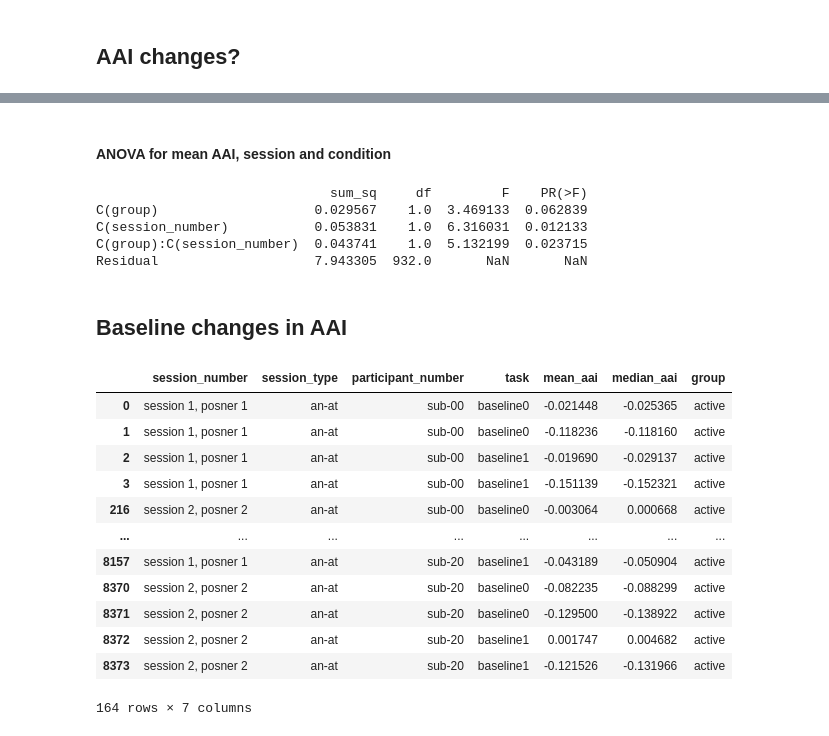
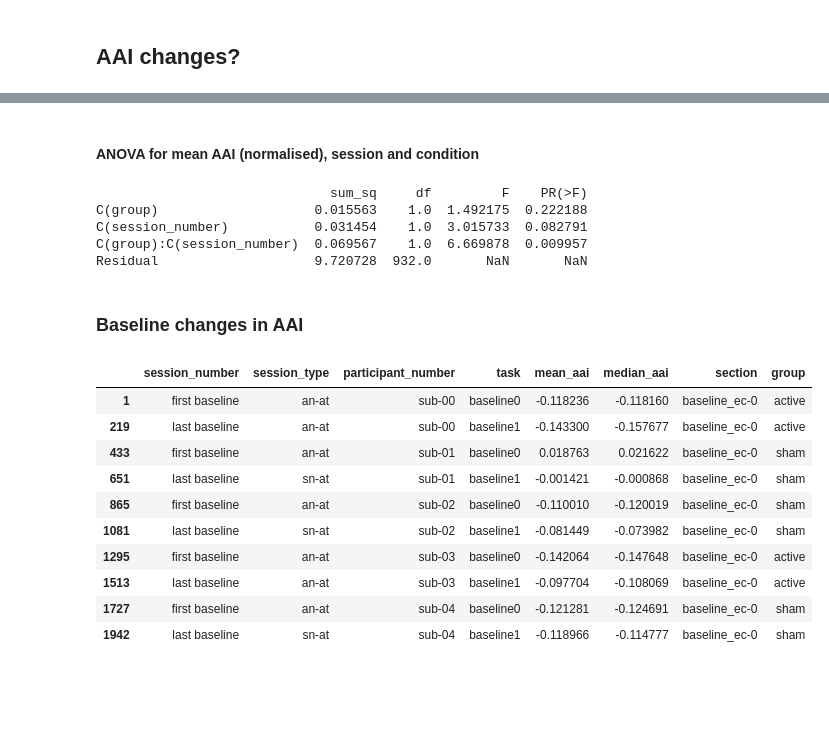
Before and after one commit to locua/joint-analysis, a Jupyter notebook: analysis.ipynb, the cells around one changed output, grey strips where cells are left out. Drawn from its saved outputs; the diff is of its cells as text; code cells hidden in the pictures; blank space fills up the shorter version.

```diff
--- a/analysis.ipynb
+++ b/analysis.ipynb
@@ -18,0 +25,14 @@ Index(['Unnamed: 0', 'section', 'task_section', 'task', 'trial_id', 'cue_dir',
+# %%
+temp_df = df[(df['task'] == 'baseline0') & (df['section'] == 'baseline_ec-0')].copy()
+temp_df.set_index(['participant_number', 'session_number'], inplace=True)
+
+# Apply the subtraction operation to the rows in the original DataFrame where 'task_section' is either 'pos' or 'nfb'
+def subtract_baseline(row):
+    if row['task_section'] in ['pos', 'nfb']:
+        return row['mean_aai'] - temp_df.loc[(row['participant_number'], row['session_number']), 'mean_aai']
+    else:
+        return np.nan
+
+df['norm_mean_aai'] = df.apply(subtract_baseline, axis=1)
+
+df.head()
@@ -181,10 +204,10 @@ plt.show()
 # %% [markdown]
-#### ANOVA for mean AAI, session and condition
+#### ANOVA for mean AAI (normalised), session and condition
 # %%
 # Define model
 # 'C()' indicates that we want to treat the variables as categorical
 # pd.set_option('display.float_format', '{:.3f}'.format)
-model = ols('mean_aai ~ C(group) + C(session_number) + C(group):C(session_number)', data=df_roi).fit()
+model = ols('norm_mean_aai ~ C(group) + C(session_number) + C(group):C(session_number)', data=df_roi).fit()
 
 # Create anova table with stats
 anova_table = sm.stats.anova_lm(model, typ=2)
@@ -192,62 +215,61 @@ print(anova_table)
 # pd.reset_option('display.float_format')
 # %% [output]
                               sum_sq     df         F    PR(>F)
-C(group)                    0.029567    1.0  3.469133  0.062839
-C(session_number)           0.053831    1.0  6.316031  0.012133
-C(group):C(session_number)  0.043741    1.0  5.132199  0.023715
-Residual                    7.943305  932.0       NaN       NaN
+C(group)                    0.015563    1.0  1.492175  0.222188
+C(session_number)           0.031454    1.0  3.015733  0.082791
+C(group):C(session_number)  0.069567    1.0  6.669878  0.009957
+Residual                    9.720728  932.0       NaN       NaN
 # %% [markdown]
-## Baseline changes in AAI
+### Baseline changes in AAI
 # %%
-
 # Selecting columns of interest
 df_base = df[['session_number',
              'session_type',
              'participant_number',
              'task',
              'mean_aai',
-             'median_aai']]
+             'median_aai',
+             'section']]
 
-# # Keep only posner tasks
+# # Keep only eyes closed baseline tasks
 df_base = df_base.drop(df_base[df_base['task'] == 'posner0'].index)
 df_base = df_base.drop(df_base[df_base['task'] == 'posner1'].index)
 df_base = df_base.drop(df_base[df_base['task'] == 'neurofeedback0'].index)
 df_base = df_base.drop(df_base[df_base['task'] == 'neurofeedback1'].index)
 df_base = df_base.drop(df_base[df_base['task'] == 'neurofeedback2'].index)
 df_base = df_base.drop(df_base[df_base['task'] == 'neurofeedback3'].index)
+df_base = df_base.drop(df_base[df_base.section == 'baseline_eo-0'].index)
 
 assert df_base.task.unique()[0]=='baseline0'
 assert df_base.task.unique()[1]=='baseline1'
 assert len(df_base.task.unique())==2
 
-df_base = df_base.dropna()
+# df_base = df_base.dropna()
 
 # Just look at session 1 posner a versus session 2 posner b
-df_base = df_base.drop(df_base[(df_base['session_number'] == 'ses-01') & (df_base['task'] == 'posner1') |
-                (df_roi['session_number'] == 'ses-02') & (df_roi['task'] == 'posner0')].index)
+df_base = df_base.drop(df_base[(df_base['session_number'] == 'ses-01') & (df_base['task'] == 'baseline1') |
+                (df_base['session_number'] == 'ses-02') & (df_base['task'] == 'baseline0')].index)
 # Double check
-assert all(df_base.loc[df_base['session_number'] == 'ses-01', 'task'] == 'posner0')
-assert all(df_base.loc[df_base['session_number'] == 'ses-02', 'task'] == 'posner1')
+assert all(df_base.loc[df_base['session_number'] == 'ses-01', 'task'] == 'baseline0')
+assert all(df_base.loc[df_base['session_number'] == 'ses-02', 'task'] == 'baseline1')
 
 # Apply the function to each participant
 df_base['group'] = df_base.groupby('participant_number')['session_type'].transform(set_group)
 
 # Rename session_number values for plotting
-df_base['session_number'] = df_base['session_number'].replace({'ses-01': 'session', 'ses-02': 'session 2, posner 2'})
+df_base['session_number'] = df_base['session_number'].replace({'ses-01': 'first baseline', 'ses-02': 'last baseline'})
 
-df_base
+df_base.head(10)
 # %% [output]
-|  | session_number | session_type | participant_number | task | mean_aai | median_aai | group |
-| 0 | session 1, posner 1 | an-at | sub-00 | baseline0 | -0.021448 | -0.025365 | active |
-| 1 | session 1, posner 1 | an-at | sub-00 | baseline0 | -0.118236 | -0.118160 | active |
-| 2 | session 1, posner 1 | an-at | sub-00 | baseline1 | -0.019690 | -0.029137 | active |
-| 3 | session 1, posner 1 | an-at | sub-00 | baseline1 | -0.151139 | -0.152321 | active |
-| 216 | session 2, posner 2 | an-at | sub-00 | baseline0 | -0.003064 | 0.000668 | active |
-| ... | ... | ... | ... | ... | ... | ... | ... |
-| 8157 | session 1, posner 1 | an-at | sub-20 | baseline1 | -0.043189 | -0.050904 | active |
-| 8370 | session 2, posner 2 | an-at | sub-20 | baseline0 | -0.082235 | -0.088299 | active |
-| 8371 | session 2, posner 2 | an-at | sub-20 | baseline0 | -0.129500 | -0.138922 | active |
-| 8372 | session 2, posner 2 | an-at | sub-20 | baseline1 | 0.001747 | 0.004682 | active |
-| 8373 | session 2, posner 2 | an-at | sub-20 | baseline1 | -0.121526 | -0.131966 | active |
+|  | session_number | session_type | participant_number | task | mean_aai | median_aai | section | group |
+| 1 | first baseline | an-at | sub-00 | baseline0 | -0.118236 | -0.118160 | baseline_ec-0 | active |
+| 219 | last baseline | an-at | sub-00 | baseline1 | -0.143300 | -0.157677 | baseline_ec-0 | active |
+| 433 | first baseline | an-at | sub-01 | baseline0 | 0.018763 | 0.021622 | baseline_ec-0 | sham |
+| 651 | last baseline | sn-at | sub-01 | baseline1 | -0.001421 | -0.000868 | baseline_ec-0 | sham |
+| 865 | first baseline | an-at | sub-02 | baseline0 | -0.110010 | -0.120019 | baseline_ec-0 | sham |
+| 1081 | last baseline | sn-at | sub-02 | baseline1 | -0.081449 | -0.073982 | baseline_ec-0 | sham |
+| 1295 | first baseline | an-at | sub-03 | baseline0 | -0.142064 | -0.147648 | baseline_ec-0 | active |
+| 1513 | last baseline | an-at | sub-03 | baseline1 | -0.097704 | -0.108069 | baseline_ec-0 | active |
+| 1727 | first baseline | an-at | sub-04 | baseline0 | -0.121281 | -0.124691 | baseline_ec-0 | sham |
+| 1942 | last baseline | sn-at | sub-04 | baseline1 | -0.118966 | -0.114777 | baseline_ec-0 | sham |
-164 rows × 7 columns
 # %%
```
Also changed, not shown: parts of 18 cells of this notebook.
